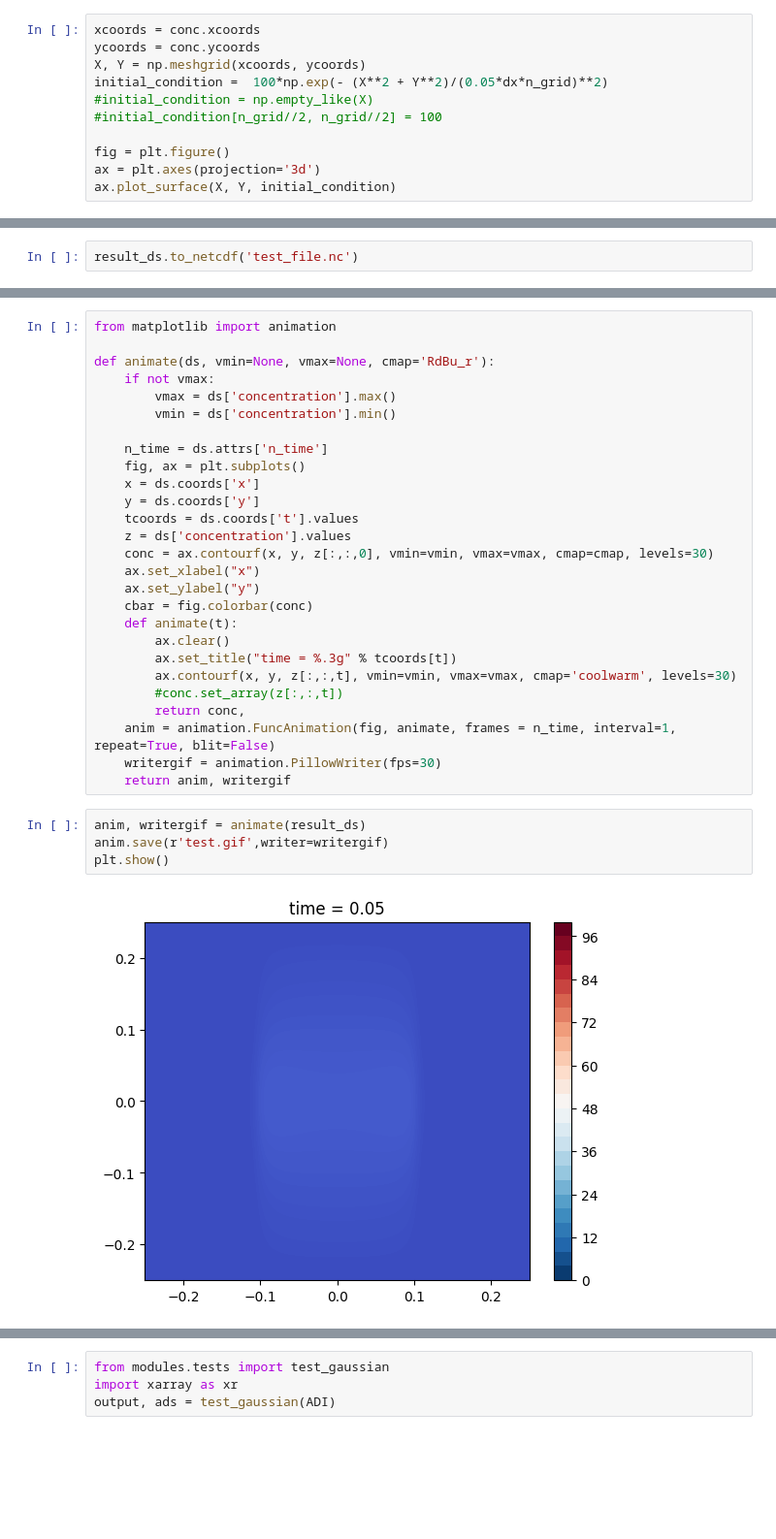
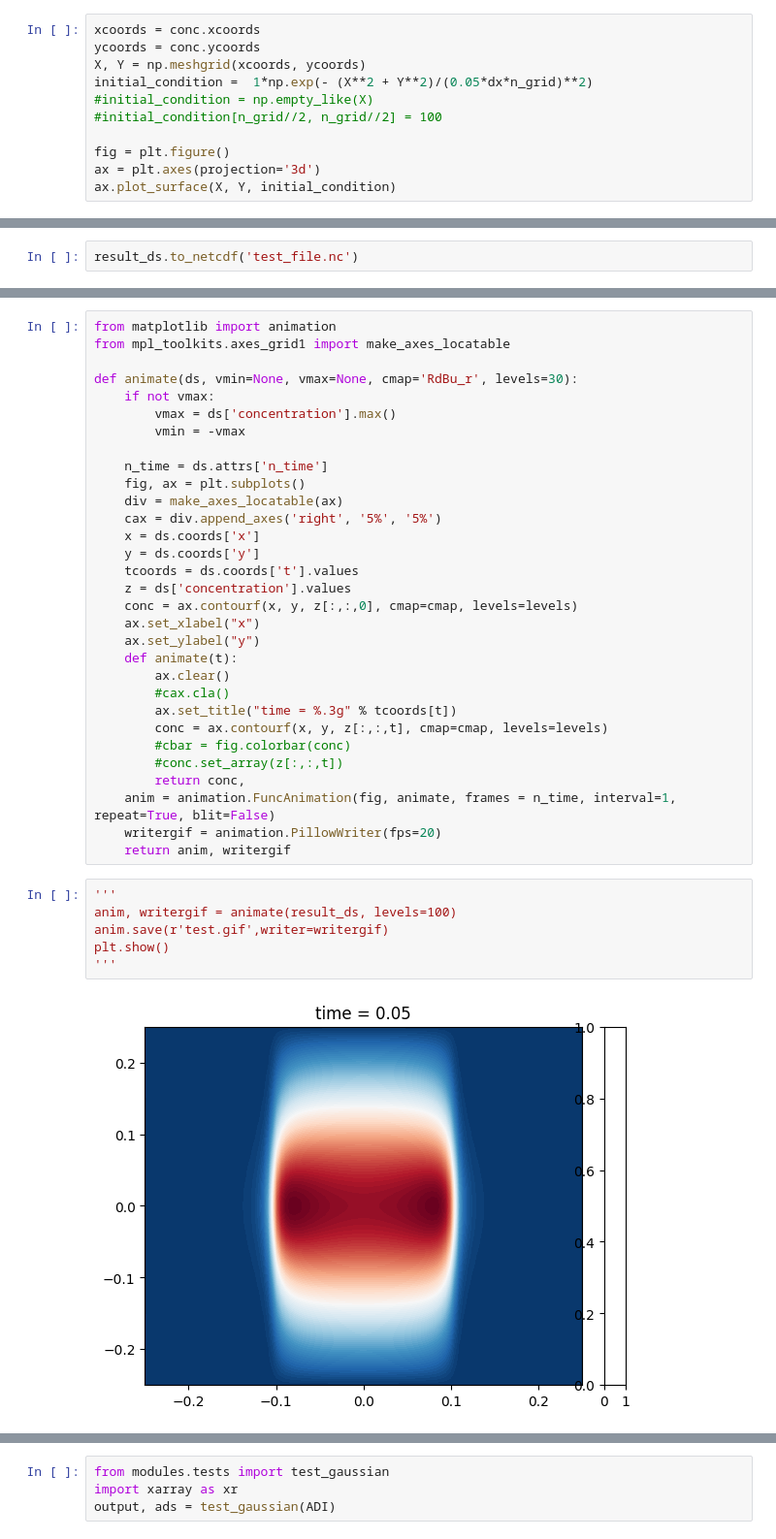
Before and after one commit to fongkenrui/A409_SeleniumDispersion, a Jupyter notebook: ADI_test.ipynb, the cells around one changed output, grey strips where cells are left out. Shown at 97% size. Saved outputs shown, nothing was run; the diff lists cells and outputs as text; blank space fills up the shorter version.

```diff
--- a/ADI_test.ipynb
+++ b/ADI_test.ipynb
@@ -43,7 +43,7 @@ diffusion.plot_2D(func='func')
 xcoords = conc.xcoords
 ycoords = conc.ycoords
 X, Y = np.meshgrid(xcoords, ycoords)
-initial_condition =  100*np.exp(- (X**2 + Y**2)/(0.05*dx*n_grid)**2)
+initial_condition =  1*np.exp(- (X**2 + Y**2)/(0.05*dx*n_grid)**2)
 #initial_condition = np.empty_like(X)
 #initial_condition[n_grid//2, n_grid//2] = 100
 
@@ -85,36 +85,42 @@ xr.plot.contourf(result_ds['concentration'].isel(t=400), levels=30)
 # %%
 from matplotlib import animation
+from mpl_toolkits.axes_grid1 import make_axes_locatable
 
-def animate(ds, vmin=None, vmax=None, cmap='RdBu_r'):
+def animate(ds, vmin=None, vmax=None, cmap='RdBu_r', levels=30):
     if not vmax:
         vmax = ds['concentration'].max()
-        vmin = ds['concentration'].min()
+        vmin = -vmax
 
     n_time = ds.attrs['n_time']
     fig, ax = plt.subplots()
+    div = make_axes_locatable(ax)
+    cax = div.append_axes('right', '5%', '5%')
     x = ds.coords['x']
     y = ds.coords['y']
     tcoords = ds.coords['t'].values
     z = ds['concentration'].values
-    conc = ax.contourf(x, y, z[:,:,0], vmin=vmin, vmax=vmax, cmap=cmap, levels=30)
+    conc = ax.contourf(x, y, z[:,:,0], cmap=cmap, levels=levels)
     ax.set_xlabel("x")
     ax.set_ylabel("y")
-    cbar = fig.colorbar(conc)
     def animate(t):
         ax.clear()
+        #cax.cla()
         ax.set_title("time = %.3g" % tcoords[t])
-        ax.contourf(x, y, z[:,:,t], vmin=vmin, vmax=vmax, cmap='coolwarm', levels=30)
+        conc = ax.contourf(x, y, z[:,:,t], cmap=cmap, levels=levels)
+        #cbar = fig.colorbar(conc)
         #conc.set_array(z[:,:,t])
         return conc,
     anim = animation.FuncAnimation(fig, animate, frames = n_time, interval=1, repeat=True, blit=False)
-    writergif = animation.PillowWriter(fps=30)
+    writergif = animation.PillowWriter(fps=20)
     return anim, writergif
 # %%
-anim, writergif = animate(result_ds)
+'''
+anim, writergif = animate(result_ds, levels=100)
 anim.save(r'test.gif',writer=writergif)
 plt.show()
+'''
 # %% [output]
-[figure, old version]
+[figure, new version]
 # %%
 fig, ax = plot_mass_conservation(result_ds)
 # %% [output]
```
Also changed, not shown: parts of 4 cells of this notebook, 1 other file.
